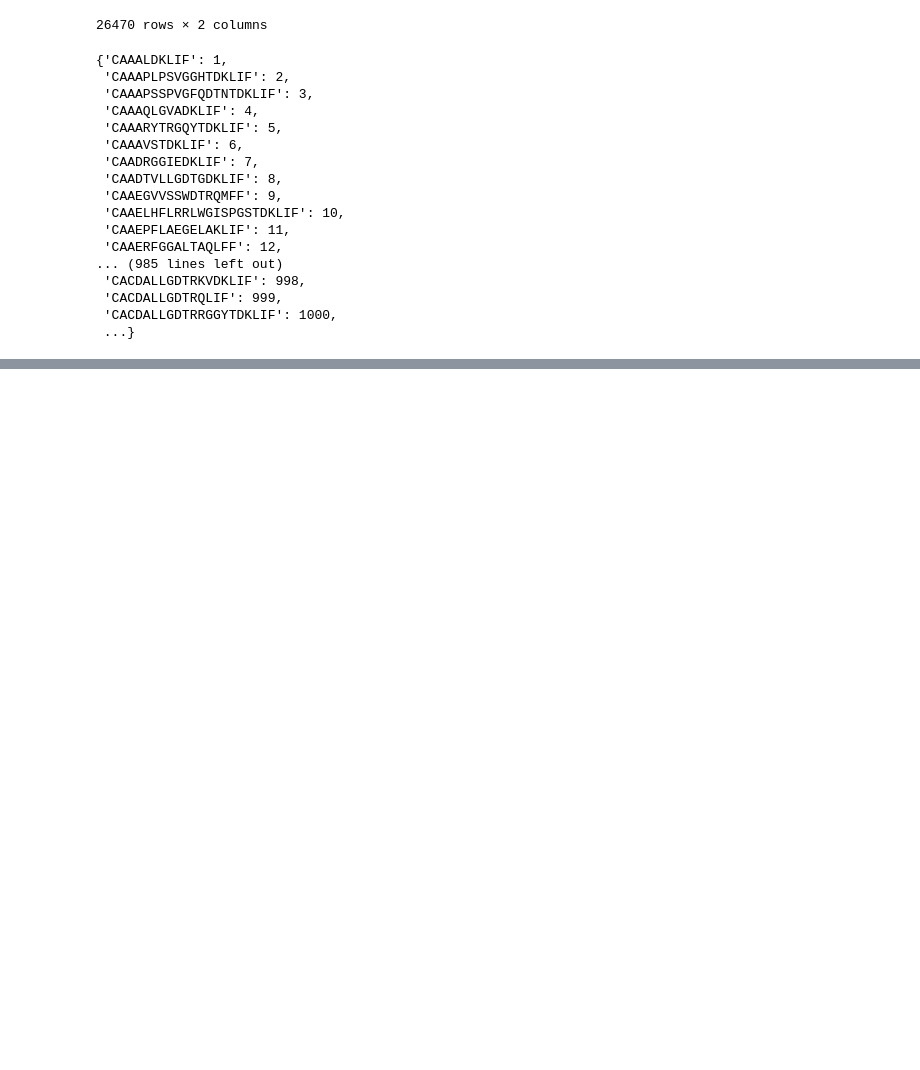
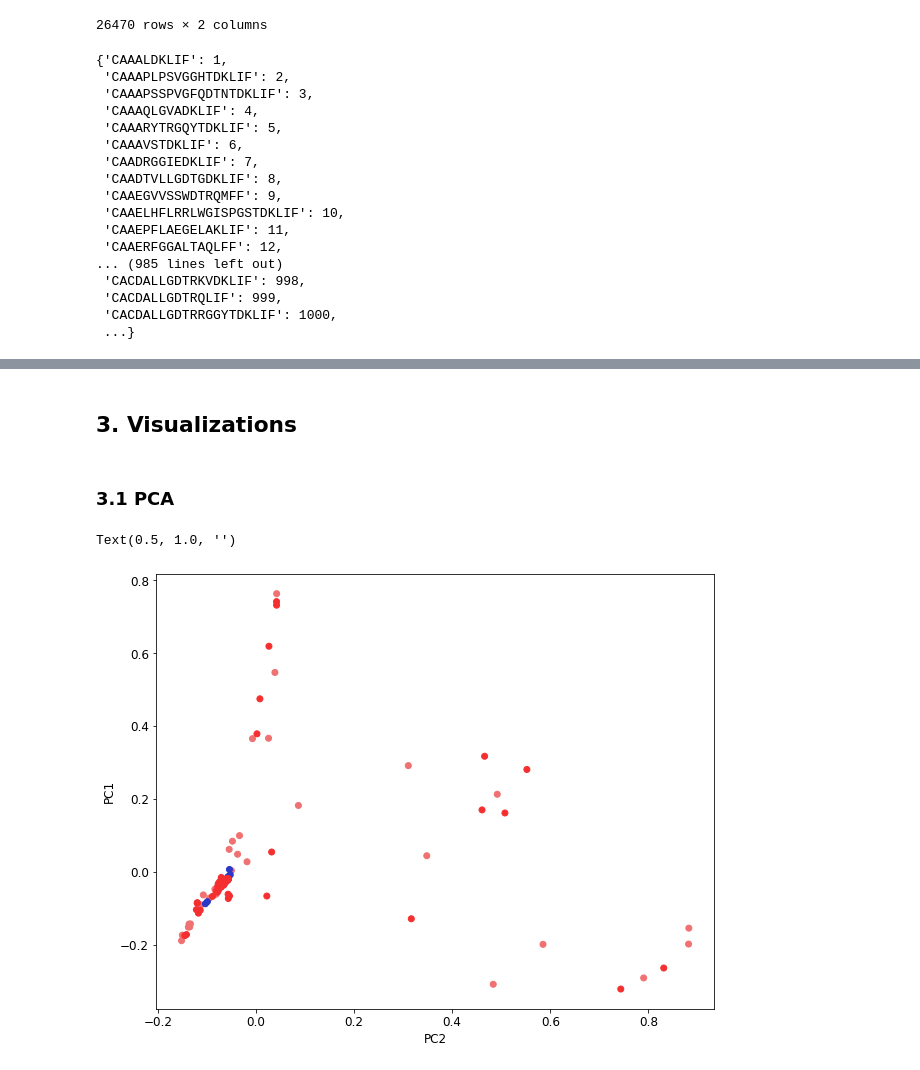
Before and after one commit to donEnno/gdTCR, a Jupyter notebook: main.ipynb, the cells around one changed output, grey strips where cells are left out. Saved outputs shown, nothing was run; the diff lists cells and outputs as text; code cells hidden in the pictures; blank space fills up the shorter version.

Commit message:
[ADD] Visualizations: PCA and UMAP

```diff
--- a/main.ipynb
+++ b/main.ipynb
@@ -136,0 +154,27 @@ inverted_idx
+# %% [markdown]
+## 3. Visualizations
+# %%
+colors = ['#f07171']*55 + ['#2a37c7']*29 + ['#f52f2f']*66
+# %%
+X = tfidf_df[tfidf_df.columns[1:]]
+# %%
+sc = StandardScaler()
+scaler = StandardScaler()
+scaler.fit(X)
+
+X_scaled = scaler.transform(X)
+# %% [markdown]
+### 3.1 PCA
+# %%
+pca = decomposition.PCA(n_components=2)
+pca.fit(X)
+
+X_2D = pca.transform(X)
+# %%
+plt.scatter(X_2D[:, 0], X_2D[:, 1], c=colors)
+plt.xlabel('PC2')
+plt.ylabel('PC1')
+plt.title('')
+# %% [output]
+Text(0.5, 1.0, '')
+[figure, added]
```
Also changed, not shown: parts of 19 cells of this notebook.
